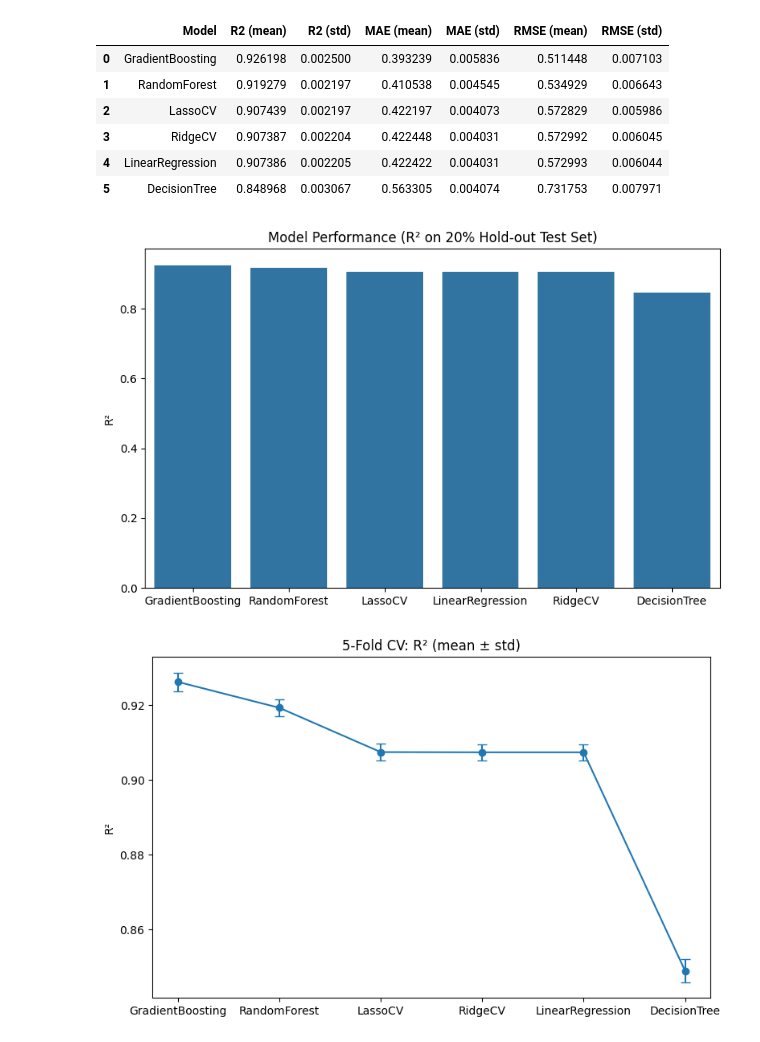
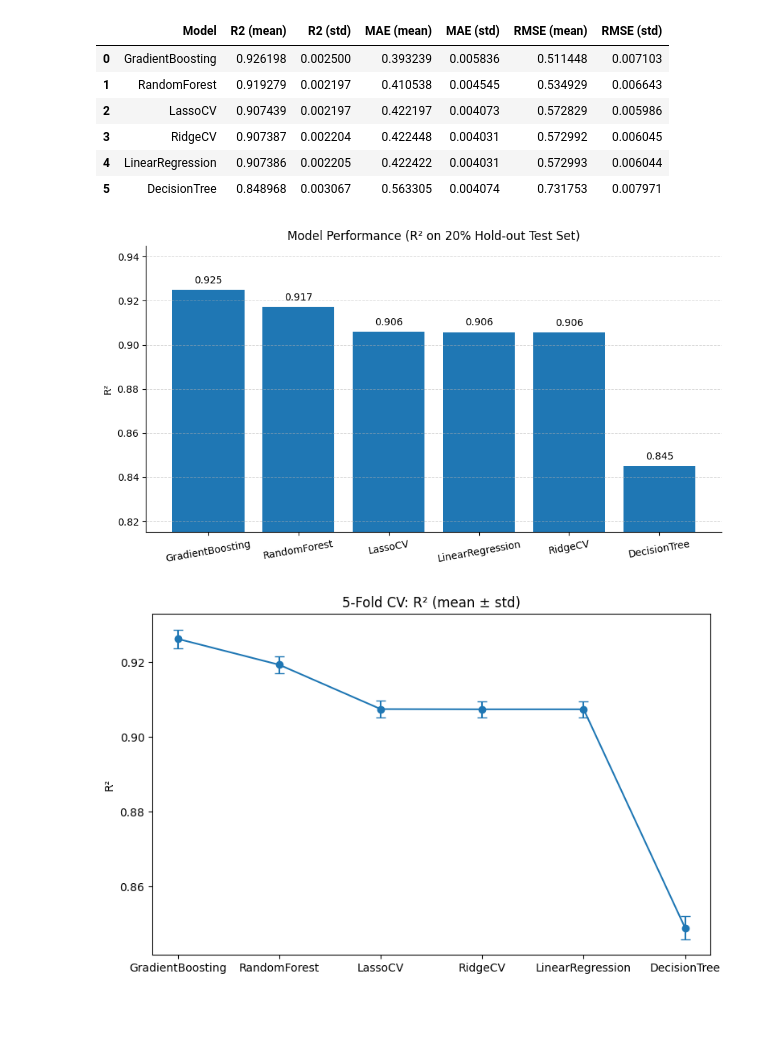
Before and after one commit to salehem/TDT4259-Group47, a Jupyter notebook: notebooks/modelig.ipynb, the cells around one changed output. Saved outputs shown, nothing was run; the diff lists cells and outputs as text; code cells hidden in the pictures; blank space fills up the shorter version.

```diff
--- a/notebooks/modelig.ipynb
+++ b/notebooks/modelig.ipynb
@@ -143,22 +143,43 @@ cv_df
 | 4 | LinearRegression | 0.907386 | 0.002205 | 0.422422 | 0.004031 | 0.572993 | 0.006044 |
 | 5 | DecisionTree | 0.848968 | 0.003067 | 0.563305 | 0.004074 | 0.731753 | 0.007971 |
 # %%
-import os, matplotlib.pyplot as plt, seaborn as sns
+import os
+import numpy as np
+import matplotlib.pyplot as plt
 
 os.makedirs("../reports/figures", exist_ok=True)
 
 plot_df = results.sort_values("R2", ascending=False).reset_index(drop=True)
 
-plt.figure(figsize=(8,5))
-sns.barplot(x="Model", y="R2", data=plot_df)
+plt.figure(figsize=(9,5))
+bars = plt.bar(plot_df["Model"], plot_df["R2"])
+
+# light horizontal grid for readability
+plt.grid(axis="y", linestyle="--", linewidth=0.7, alpha=0.5)
+
+# set a tight y-range around your scores
+ymin = max(0.0, plot_df["R2"].min() - 0.03)
+ymax = min(1.0, plot_df["R2"].max() + 0.02)
+plt.ylim(ymin, ymax)
+
+# value labels on bars
+for b, v in zip(bars, plot_df["R2"]):
+    plt.text(b.get_x() + b.get_width()/2, v + 0.002, f"{v:.3f}",
+             ha="center", va="bottom", fontsize=10)
+
+# subtle cleanup
+for spine in ["top", "right"]:
+    plt.gca().spines[spine].set_visible(False)
+
 plt.title("Model Performance (R² on 20% Hold-out Test Set)")
 plt.ylabel("R²")
 plt.xlabel("")
+plt.xticks(rotation=10)
 plt.tight_layout()
 plt.savefig("../reports/figures/model_comparison.png", dpi=300)
 plt.show()
 # %% [output]
-[figure, old version]
+[figure, new version]
 # %%
 cv_plot = cv_df.sort_values("R2 (mean)", ascending=False).reset_index(drop=True)
 
```
Also changed, not shown: parts of 2 cells of this notebook, 7 other files.
